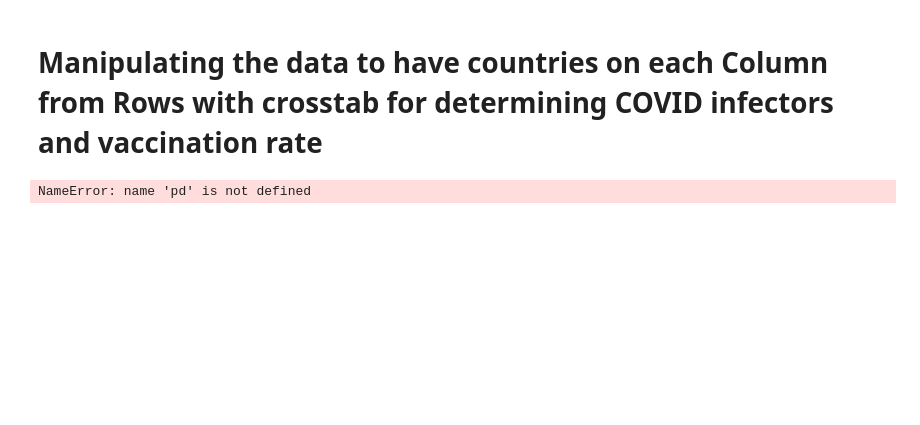
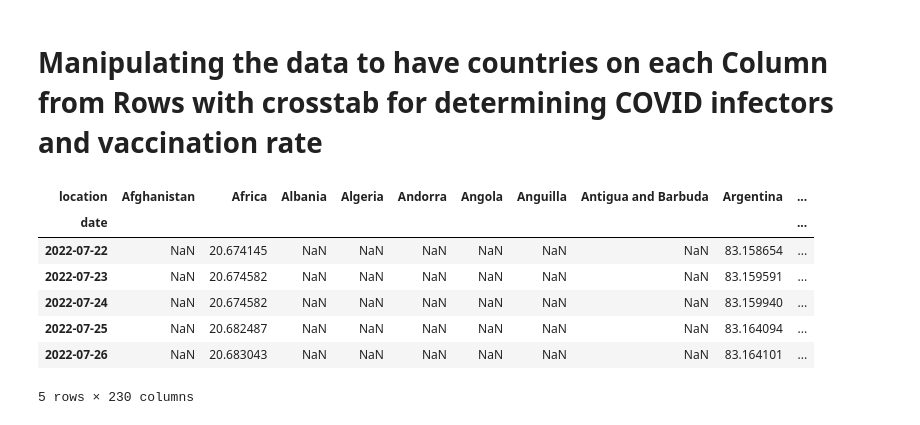
Before and after one commit to gulzars/COVID19, a Jupyter notebook: notebooks/Covid_data.ipynb, the cells around one changed output. Saved outputs shown, nothing was run; the diff lists cells and outputs as text; code cells hidden in the pictures; blank space fills up the shorter version.

```diff
--- a/notebooks/Covid_data.ipynb
+++ b/notebooks/Covid_data.ipynb
@@ -39,10 +43,17 @@ NameError: name 'raw_list' is not defined
 # %%
 df_test0=pd.crosstab(df_country_list['date'],df_country_list['location'],values=df_country_list['covid infectors'],aggfunc=np.mean)
 df_test1=pd.crosstab(df_country_list['date'],df_country_list['location'],values=df_country_list['vaccination rate'],aggfunc=np.mean)
 #mno.matrix(df_test1)
-df_test1
+df_test1.tail()
 # %% [output]
+| location | Afghanistan | Africa | Albania | Algeria | Andorra | Angola | Anguilla | Antigua and Barbuda | Argentina | ... |
+| date |  |  |  |  |  |  |  |  |  | ... |
+| 2022-07-22 | NaN | 20.674145 | NaN | NaN | NaN | NaN | NaN | NaN | 83.158654 | ... |
+| 2022-07-23 | NaN | 20.674582 | NaN | NaN | NaN | NaN | NaN | NaN | 83.159591 | ... |
+| 2022-07-24 | NaN | 20.674582 | NaN | NaN | NaN | NaN | NaN | NaN | 83.159940 | ... |
+| 2022-07-25 | NaN | 20.682487 | NaN | NaN | NaN | NaN | NaN | NaN | 83.164094 | ... |
+| 2022-07-26 | NaN | 20.683043 | NaN | NaN | NaN | NaN | NaN | NaN | 83.164101 | ... |
-NameError: name 'pd' is not defined
+5 rows × 230 columns
 # %%
 df_final=df_test0[['India','Germany','Italy']].dropna()
 df_vacc=df_test1[['India','Germany','Italy']].dropna()
```
Also changed, not shown: parts of 5 cells of this notebook, 5 other files.
